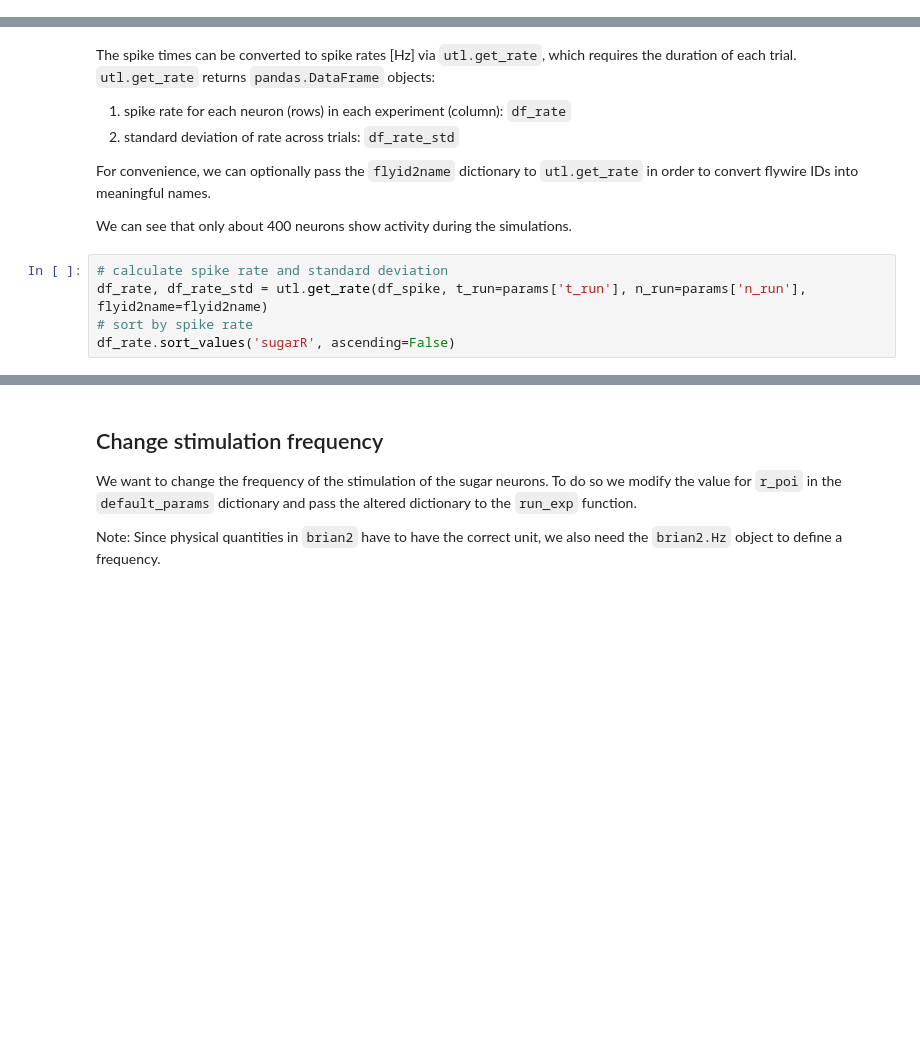
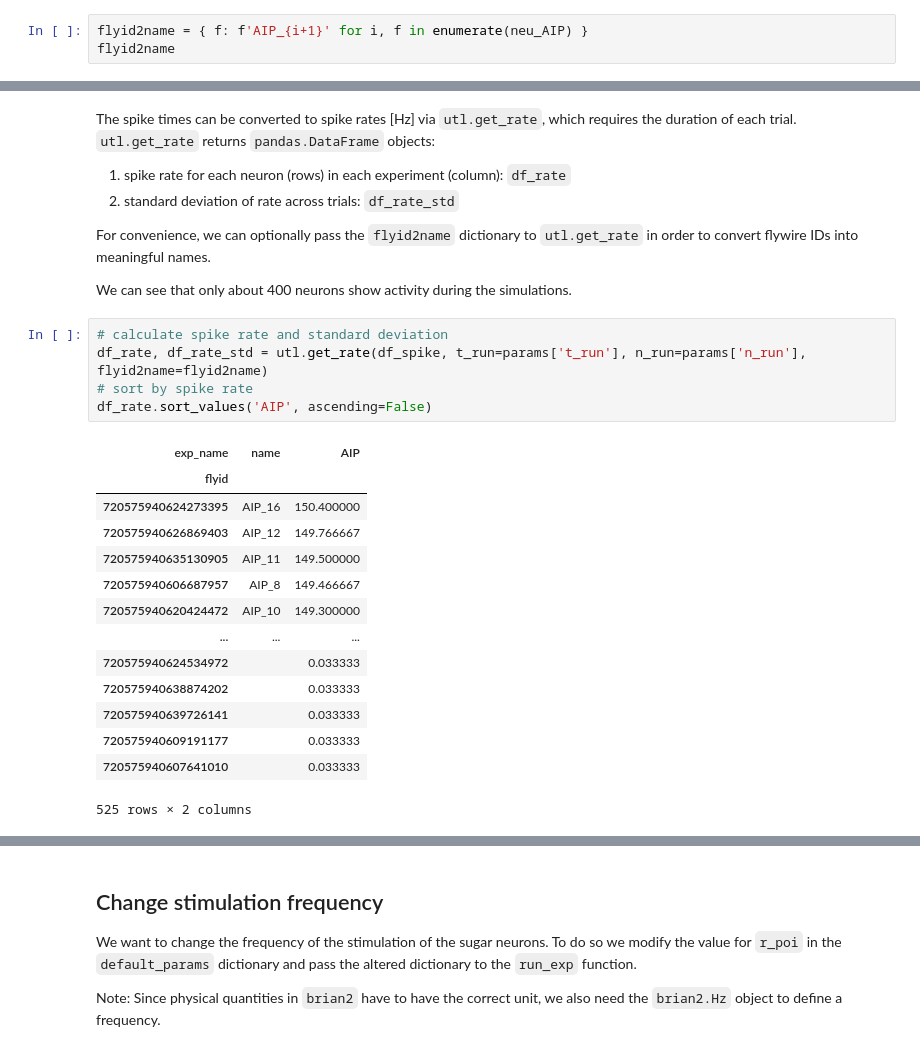
Before and after one commit to CesiumChloride/Drosophila_brain_model, a Jupyter notebook: example.ipynb, the cells around one changed output, grey strips where cells are left out. Drawn from its saved outputs; the diff is of its cells as text; blank space fills up the shorter version.

```diff
--- a/example.ipynb
+++ b/example.ipynb
@@ -133,3 +133,6 @@ flyid2name
  720575940628853239: 'sugar_19',
  720575940629176663: 'sugar_20',
  720575940611875570: 'sugar_21'}
+# %%
+flyid2name = { f: f'AIP_{i+1}' for i, f in enumerate(neu_AIP) }
+flyid2name
@@ -170,5 +211,20 @@ We can see that only about 400 neurons show activity during the simulations.
 # %%
 # calculate spike rate and standard deviation
 df_rate, df_rate_std = utl.get_rate(df_spike, t_run=params['t_run'], n_run=params['n_run'], flyid2name=flyid2name)
 # sort by spike rate
-df_rate.sort_values('sugarR', ascending=False)
+df_rate.sort_values('AIP', ascending=False)
+# %% [output]
+| exp_name | name | AIP |
+| flyid |  |  |
+| 720575940624273395 | AIP_16 | 150.400000 |
+| 720575940626869403 | AIP_12 | 149.766667 |
+| 720575940635130905 | AIP_11 | 149.500000 |
+| 720575940606687957 | AIP_8 | 149.466667 |
+| 720575940620424472 | AIP_10 | 149.300000 |
+| ... | ... | ... |
+| 720575940624534972 |  | 0.033333 |
+| 720575940638874202 |  | 0.033333 |
+| 720575940639726141 |  | 0.033333 |
+| 720575940609191177 |  | 0.033333 |
+| 720575940607641010 |  | 0.033333 |
+525 rows × 2 columns
```
Also changed, not shown: parts of 4 cells of this notebook.
